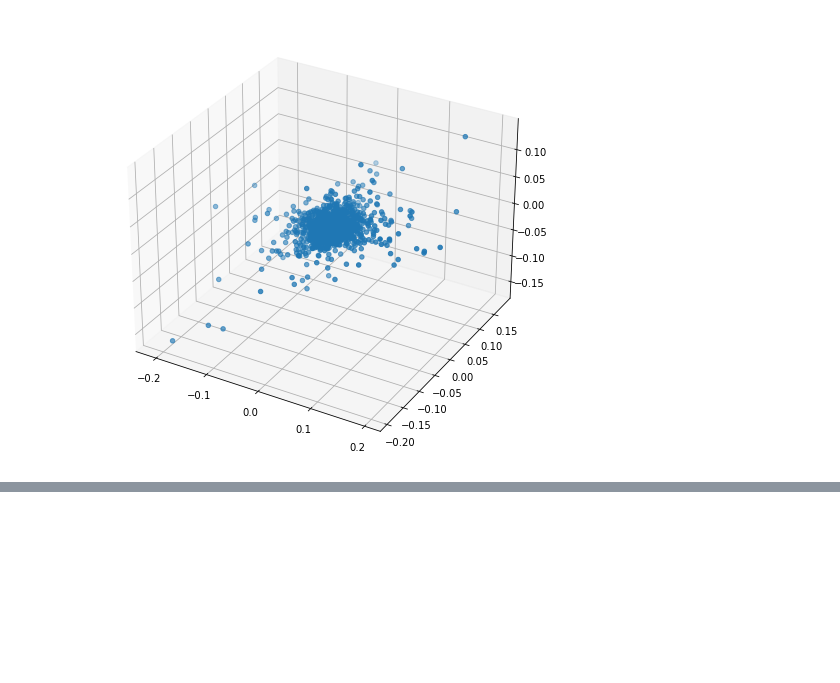
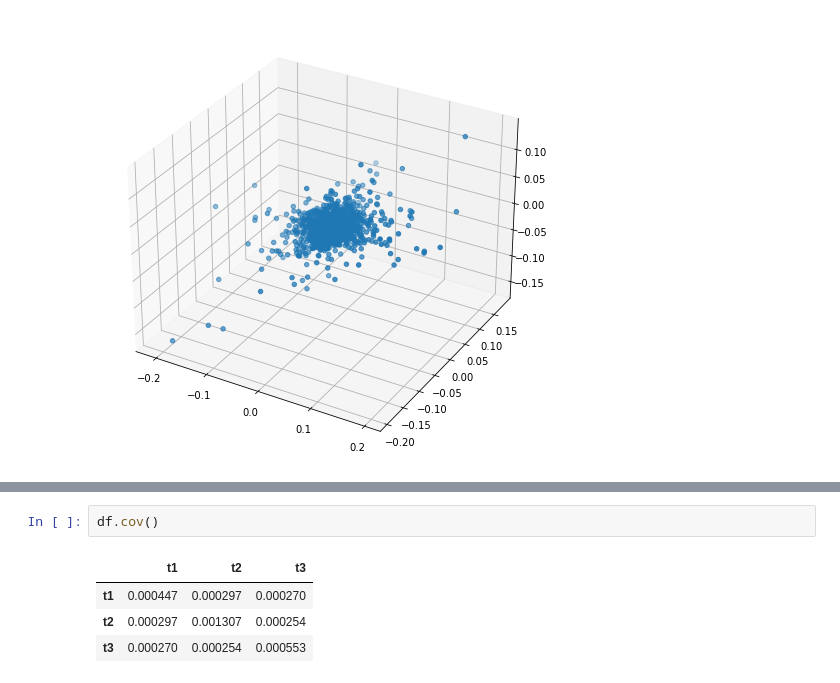
Before and after one commit to jfkoehler/september_ads, a Jupyter notebook: 10_week/week_10.ipynb, the cells around one changed output, grey strips where cells are left out. Drawn from its saved outputs; the diff is of its cells as text; blank space fills up the shorter version.

```diff
--- a/10_week/week_10.ipynb
+++ b/10_week/week_10.ipynb
@@ -134,0 +145,7 @@ ax.scatter(df['t2'], df['t3'], df['t1'])
+# %%
+df.cov()
+# %% [output]
+|  | t1 | t2 | t3 |
+| t1 | 0.000447 | 0.000297 | 0.000270 |
+| t2 | 0.000297 | 0.001307 | 0.000254 |
+| t3 | 0.000270 | 0.000254 | 0.000553 |
```
Also changed, not shown: parts of 1 cell of this notebook, 12 other files.
